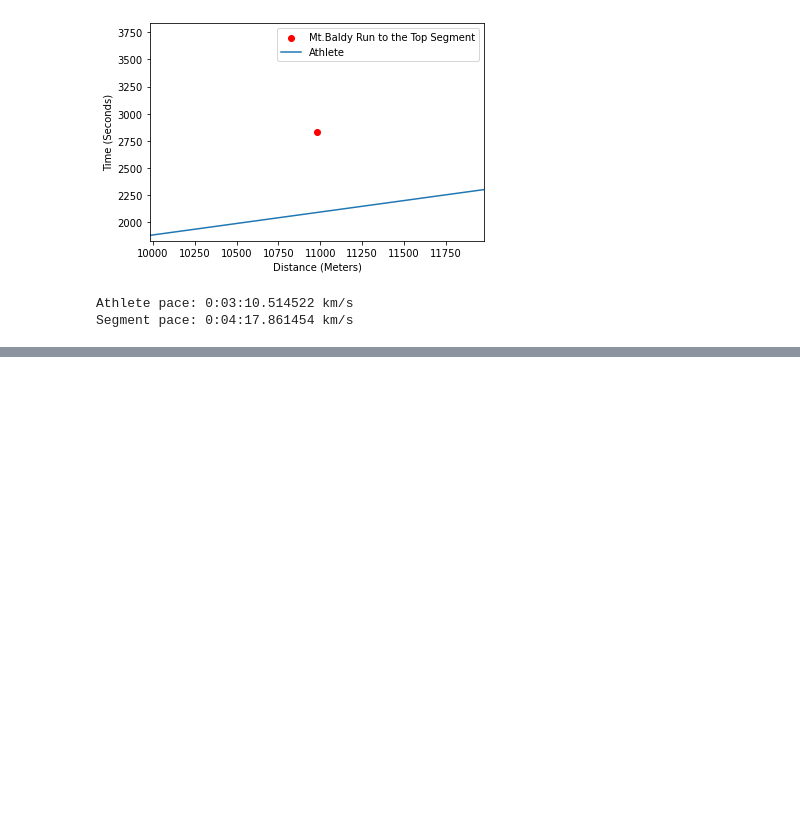
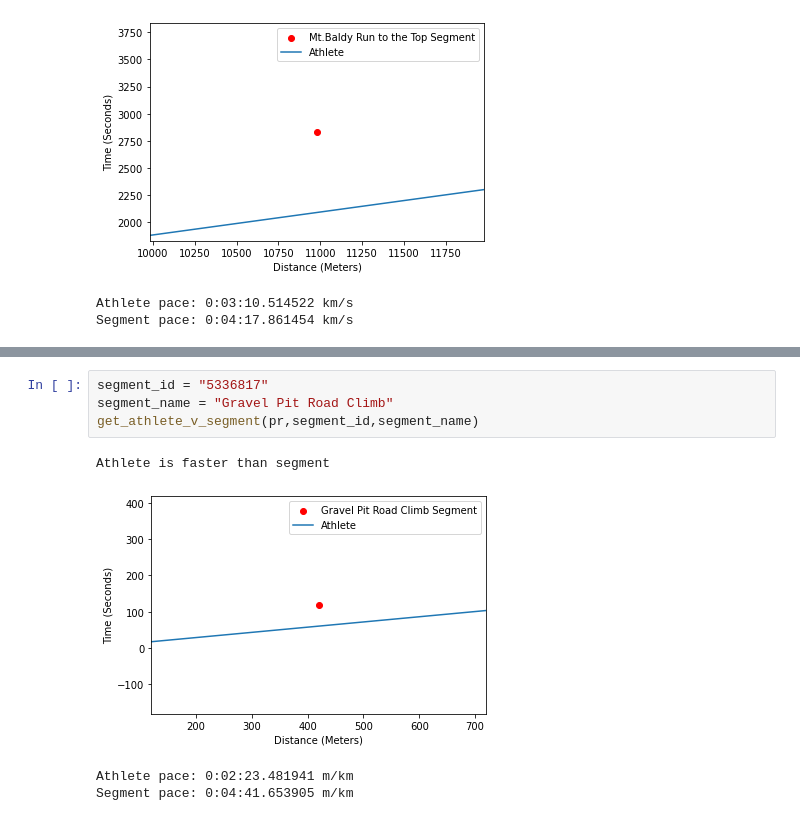
Before and after one commit to jwzj720/Strava_segment_leader_predictor, a Jupyter notebook: experiment_notebooks/athlete_v_segment.ipynb, the cells around one changed output, grey strips where cells are left out. Cells and saved outputs as stored; diff of their text form; blank space fills up the shorter version.

```diff
--- a/experiment_notebooks/athlete_v_segment.ipynb
+++ b/experiment_notebooks/athlete_v_segment.ipynb
@@ -348,0 +354,9 @@ Segment pace: 0:03:04.677419 km/s
+# %%
+segment_id = "5336817"
+segment_name = "Gravel Pit Road Climb"
+get_athlete_v_segment(pr,segment_id,segment_name)
+# %% [output]
+Athlete is faster than segment
+[figure, added]
+Athlete pace: 0:02:23.481941 m/km
+Segment pace: 0:04:41.653905 m/km
```
Also changed, not shown: parts of 14 cells of this notebook.
